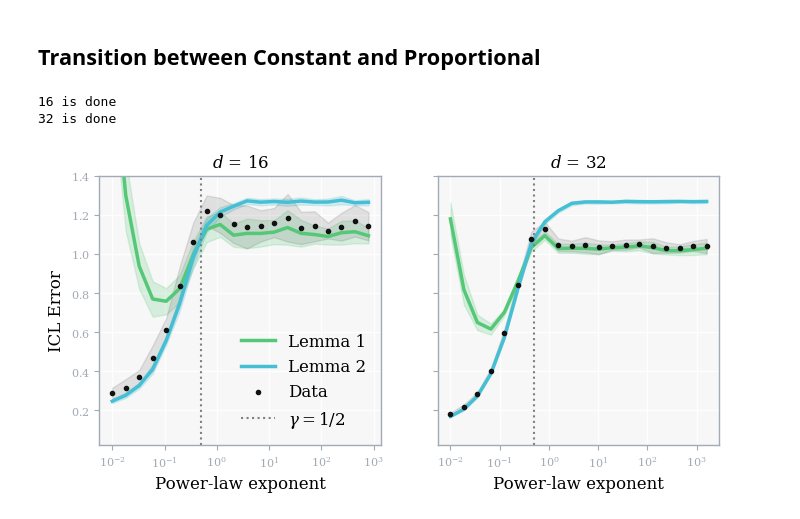
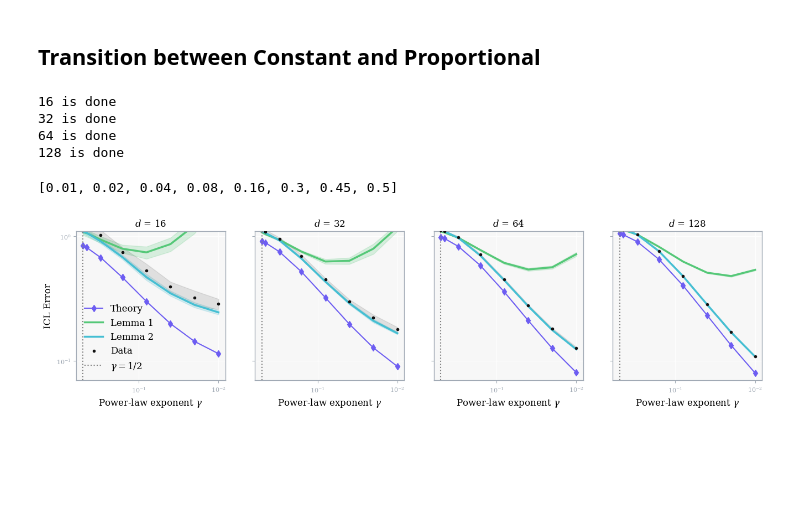
Before and after one commit to Pehlevan-Group/sequential-correlations-in-context-regression, a Jupyter notebook: specific_figures/FIGURE2_concentration_theory_plot/run_general_kernel.ipynb, the cells around one changed output. Drawn from its saved outputs; the diff is of its cells as text; code cells hidden in the pictures; blank space fills up the shorter version.

Commit message:
massive figure cleanup and new powerlaw experiments

```diff
--- a/specific_figures/FIGURE2_concentration_theory_plot/run_general_kernel.ipynb
+++ b/specific_figures/FIGURE2_concentration_theory_plot/run_general_kernel.ipynb
@@ -415,22 +391,33 @@ rho = 0.01
 numavg = 20
 lambdareg = 1e-8
 
-deez = [16, 32]
+deez = [16, 32, 64, 128]
 
 means = {}
 sts = {}
-lens = {}
+gammas = {}
+theories = {}
 
 for d in deez:
     l = int(alpha*d)
-    lens[d] = np.logspace(np.log10(0.01), np.log10(50*l), 20)
-    means[d], sts[d] = run_sweep_over_corr_lens_POWERLAW(lens[d], seed=0, d=d, tau=tau, alpha=alpha, kappa=kappa,
+    gammas[d] = [0.01, 0.02, 0.04, 0.08, 0.16, 0.30, 0.45, 0.50, 0.60, 0.75, 0.90, 1.00, 1.20, 1.70, 2.50, 4.00, 6.50, 10.0, 20.0, 50.0]
+    means[d], sts[d] = run_sweep_over_corr_lens_POWERLAW(gammas[d], seed=0, d=d, tau=tau, alpha=alpha, kappa=kappa,
                 rho=rho, numavg=numavg, lambdareg=lambdareg,
                 cg_tol=1e-8, cg_maxiter=2000)
+
+    theory = []
+    for gamma in gammas[d]:
+        K = POWER_LAW_KERNEL(l, gamma)
+        a,b=icl_correlated_REARRANGED(tau, alpha, kappa, rho, K)
+        theory.append(a+b)
+    theories[d] = theory
+
     print(f"{d} is done")
 # %% [output]
 16 is done
 32 is done
+64 is done
+128 is done
 # %%
 import matplotlib as mpl
 
@@ -448,60 +435,75 @@ mpl.rcParams.update({
     "ytick.labelsize": 12,
     "legend.fontsize": 12,
 })
+# %%
+gammas[128][:8]
+# %% [output]
+[0.01, 0.02, 0.04, 0.08, 0.16, 0.3, 0.45, 0.5]
 # %%
 length=4*len(deez)
 fig, axes = plt.subplots(1, len(deez), figsize=(length, 3.5), sharey=True)
 
 SPINE_COLOR = "#A1AAB5"
+THEORY_COLOR="#6D5DF2"
 colors = [
     "#111111",
     "#55C878",
     "#45BFD3",
 ]
 
+start=0
+end=8
+
 for i, d in enumerate(deez):
-    axes[i].plot(lens[d], means[d][:,1], label='Lemma 1', color=colors[1], lw=2.5)#, ms=5)
-    axes[i].fill_between(lens[d], np.array(means[d][:,1])-np.array(sts[d][:,1]), np.array(means[d][:,1])+np.array(sts[d][:,1]), alpha=0.2, color=colors[1])
-    axes[i].plot(lens[d], means[d][:,2], label='Lemma 2', color=colors[2], lw=2.5)#, ms=5)
-    axes[i].fill_between(lens[d], np.array(means[d][:,2])-np.array(sts[d][:,2]), np.array(means[d][:,2])+np.array(sts[d][:,2]), alpha=0.2, color=colors[2])
-    axes[i].scatter(lens[d], means[d][:,0], marker='.', label='Data', color=colors[0],zorder=5)
-    axes[i].fill_between(lens[d], np.array(means[d][:,0])-np.array(sts[d][:,0]), np.array(means[d][:,0])+np.array(sts[d][:,0]), alpha=0.1, color=colors[0])
+
+    axes[i].plot(gammas[d][start:end], theories[d][start:end], marker='d', color=THEORY_COLOR, label='Theory')
+
+    axes[i].plot(gammas[d][start:end], means[d][start:end,1], label='Lemma 1', color=colors[1], lw=2.5)#, ms=5)
+    axes[i].fill_between(gammas[d][start:end], np.array(means[d][start:end,1])-np.array(sts[d][start:end,1]), np.array(means[d][start:end,1])+np.array(sts[d][start:end,1]), alpha=0.2, color=colors[1])
+    axes[i].plot(gammas[d][start:end], means[d][start:end,2], label='Lemma 2', color=colors[2], lw=2.5)#, ms=5)
+    axes[i].fill_between(gammas[d][start:end], np.array(means[d][start:end,2])-np.array(sts[d][start:end,2]), np.array(means[d][start:end,2])+np.array(sts[d][start:end,2]), alpha=0.2, color=colors[2])
+    axes[i].scatter(gammas[d][start:end], means[d][start:end,0], marker='.', label='Data', color=colors[0],zorder=5)
+    axes[i].fill_between(gammas[d][start:end], np.array(means[d][start:end,0])-np.array(sts[d][start:end,0]), np.array(means[d][start:end,0])+np.array(sts[d][start:end,0]), alpha=0.1, color=colors[0])
 
     axes[i].set_xscale('log')
+    axes[i].set_yscale('log')
+
     axes[i].set_title(rf'$d$ = {d}', fontsize=12)
-    axes[i].set_xlabel(r'Power-law exponent', fontsize=12)
+    axes[i].set_xlabel(r'Power-law exponent $\gamma$', fontsize=12)
 
     axes[i].axvline(1/2, linestyle=':', color='gray', label=r'$\gamma = 1/2$')
+    #axes[i].axvline(3/4, linestyle=':', color='gray', label=r'$\gamma = 3/4$')
 
-    x_vals = [0.01,0.1,1,10,100,1000]
-    axes[i].set_xticks(x_vals)
+    # x_vals = [0.01,0.1,1,10,50]
+    # axes[i].set_xticks(x_vals)
     axes[i].tick_params(axis="both", labelsize=8, color=SPINE_COLOR, labelcolor=SPINE_COLOR)
     axes[i].minorticks_off()
+    axes[i].invert_xaxis()
     for spine in axes[i].spines.values():
             spine.set_color(SPINE_COLOR)
             spine.set_linewidth(1.0)
-    axes[i].set_ylim(0.02,1.4)
+    axes[i].set_ylim(0.07,1.1)
 
 for ax in axes:
     ax.set_facecolor("#F7F7F7")
     ax.grid(
         True,
         which="major",
         color="white",
         linewidth=1.0,
         alpha=0.9
     )
     ax.grid(
         True,
         which="minor",
         color="white",
         linewidth=0.5,
         alpha=0.45
     )
     ax.set_axisbelow(True)
 
 axes[0].legend(fontsize=12,frameon=False)
 axes[0].set_ylabel('ICL Error', fontsize=12)
-fig.savefig('POWERLAW_transition.png',bbox_inches='tight')
+fig.savefig('POWERLAW_transition_with_THEORY_divergentpart.png',bbox_inches='tight')
 # %% [output]
-[figure, old version]
+[figure, new version]
```
Also changed, not shown: parts of 3 cells of this notebook, 8 other files.
